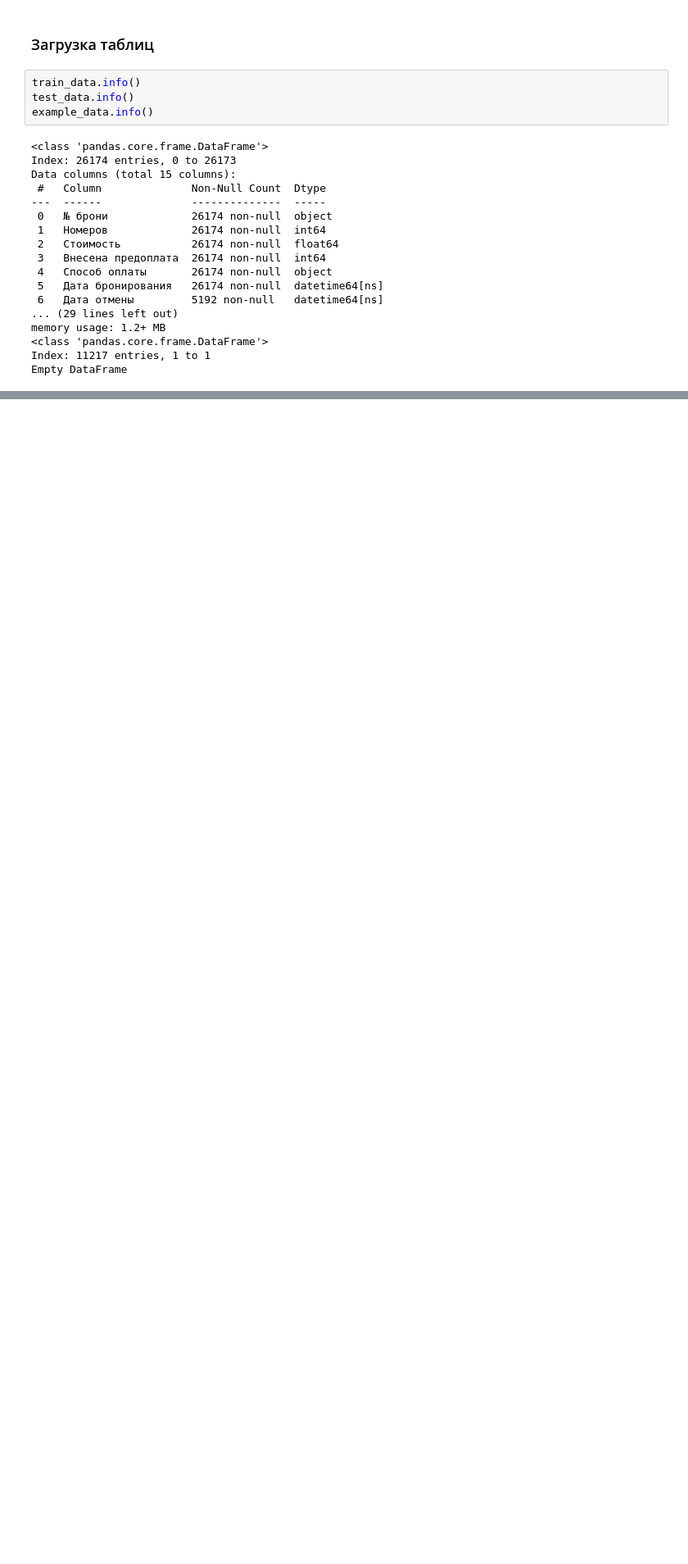
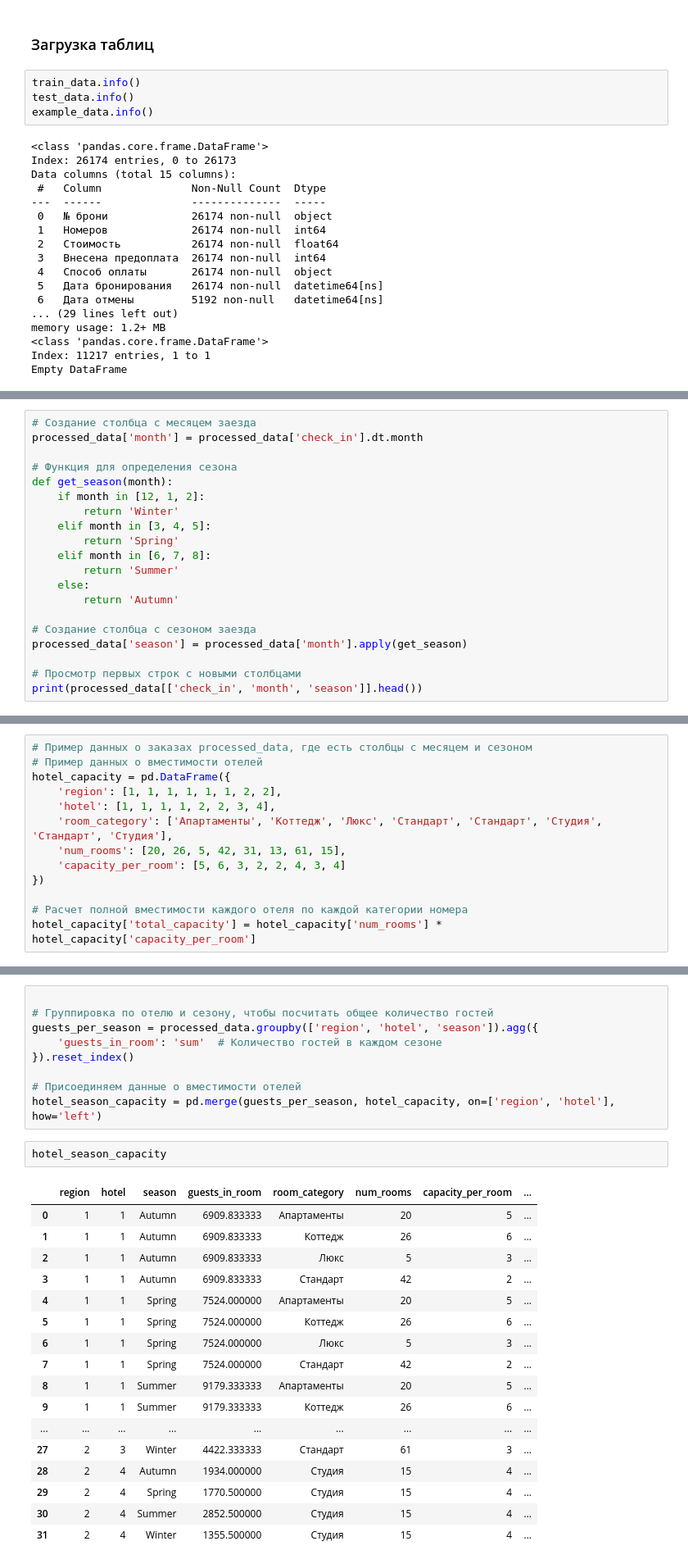
Before and after one commit to EPrutskoy/MindGames_Hotel_Product, a Jupyter notebook: hse_hotel_project.ipynb, the cells around one changed output, grey strips where cells are left out. Shown: that part at 82% size. Cells and saved outputs as stored; diff of their text form; blank space fills up the shorter version.

```diff
--- a/hse_hotel_project.ipynb
+++ b/hse_hotel_project.ipynb
@@ -442,0 +505,20 @@ plt.show()
+# %%
+# Создание столбца с месяцем заезда
+processed_data['month'] = processed_data['check_in'].dt.month
+
+# Функция для определения сезона
+def get_season(month):
+    if month in [12, 1, 2]:
+        return 'Winter'
+    elif month in [3, 4, 5]:
+        return 'Spring'
+    elif month in [6, 7, 8]:
+        return 'Summer'
+    else:
+        return 'Autumn'
+
+# Создание столбца с сезоном заезда
+processed_data['season'] = processed_data['month'].apply(get_season)
+
+# Просмотр первых строк с новыми столбцами
+print(processed_data[['check_in', 'month', 'season']].head())
@@ -442,0 +532,13 @@ plt.show()
+# %%
+# Пример данных о заказах processed_data, где есть столбцы с месяцем и сезоном
+# Пример данных о вместимости отелей
+hotel_capacity = pd.DataFrame({
+    'region': [1, 1, 1, 1, 1, 1, 2, 2],
+    'hotel': [1, 1, 1, 1, 2, 2, 3, 4],
+    'room_category': ['Апартаменты', 'Коттедж', 'Люкс', 'Стандарт', 'Стандарт', 'Студия', 'Стандарт', 'Студия'],
+    'num_rooms': [20, 26, 5, 42, 31, 13, 61, 15],
+    'capacity_per_room': [5, 6, 3, 2, 2, 4, 3, 4]
+})
+
+# Расчет полной вместимости каждого отеля по каждой категории номера
+hotel_capacity['total_capacity'] = hotel_capacity['num_rooms'] * hotel_capacity['capacity_per_room']
@@ -442,0 +557,29 @@ plt.show()
+# %%
+
+# Группировка по отелю и сезону, чтобы посчитать общее количество гостей
+guests_per_season = processed_data.groupby(['region', 'hotel', 'season']).agg({
+    'guests_in_room': 'sum'  # Количество гостей в каждом сезоне
+}).reset_index()
+
+# Присоединяем данные о вместимости отелей
+hotel_season_capacity = pd.merge(guests_per_season, hotel_capacity, on=['region', 'hotel'], how='left')
+# %%
+hotel_season_capacity
+# %% [output]
+|  | region | hotel | season | guests_in_room | room_category | num_rooms | capacity_per_room | ... |
+| 0 | 1 | 1 | Autumn | 6909.833333 | Апартаменты | 20 | 5 | ... |
+| 1 | 1 | 1 | Autumn | 6909.833333 | Коттедж | 26 | 6 | ... |
+| 2 | 1 | 1 | Autumn | 6909.833333 | Люкс | 5 | 3 | ... |
+| 3 | 1 | 1 | Autumn | 6909.833333 | Стандарт | 42 | 2 | ... |
+| 4 | 1 | 1 | Spring | 7524.000000 | Апартаменты | 20 | 5 | ... |
+| 5 | 1 | 1 | Spring | 7524.000000 | Коттедж | 26 | 6 | ... |
+| 6 | 1 | 1 | Spring | 7524.000000 | Люкс | 5 | 3 | ... |
+| 7 | 1 | 1 | Spring | 7524.000000 | Стандарт | 42 | 2 | ... |
+| 8 | 1 | 1 | Summer | 9179.333333 | Апартаменты | 20 | 5 | ... |
+| 9 | 1 | 1 | Summer | 9179.333333 | Коттедж | 26 | 6 | ... |
+| ... | ... | ... | ... | ... | ... | ... | ... | ... |
+| 27 | 2 | 3 | Winter | 4422.333333 | Стандарт | 61 | 3 | ... |
+| 28 | 2 | 4 | Autumn | 1934.000000 | Студия | 15 | 4 | ... |
+| 29 | 2 | 4 | Spring | 1770.500000 | Студия | 15 | 4 | ... |
+| 30 | 2 | 4 | Summer | 2852.500000 | Студия | 15 | 4 | ... |
+| 31 | 2 | 4 | Winter | 1355.500000 | Студия | 15 | 4 | ... |
```
Also changed, not shown: parts of 53 cells of this notebook, 2 other files.
